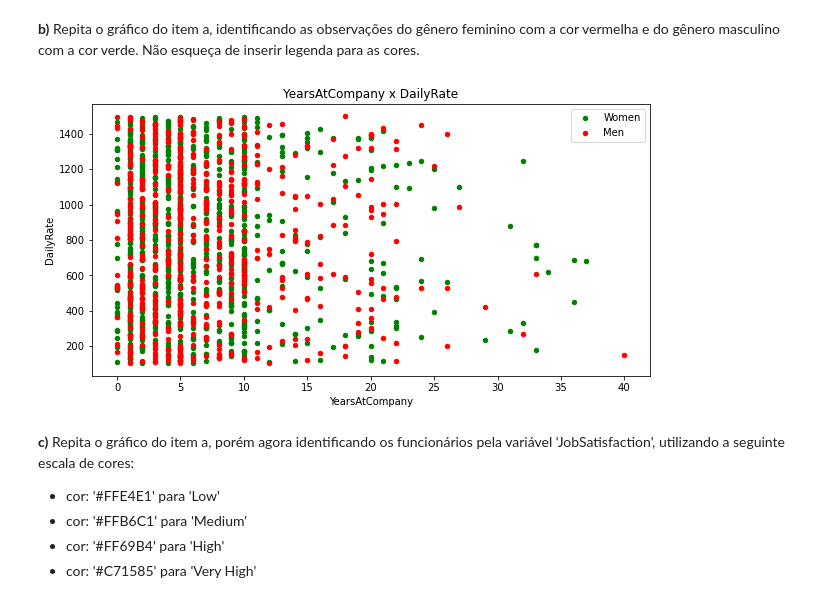
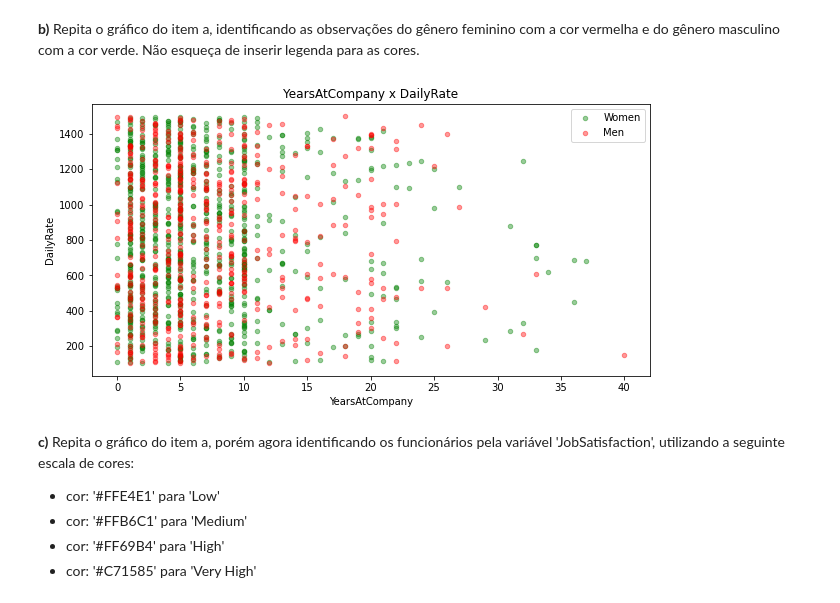
Before and after one commit to vmendes93/exercicios_feitos, a Jupyter notebook: Aula 1 - Exercícios.ipynb, the cells around one changed output. Cells and saved outputs as stored; diff of their text form; code cells hidden in the pictures.

```diff
--- a/Aula 1 - Exercícios.ipynb
+++ b/Aula 1 - Exercícios.ipynb
@@ -112,14 +112,14 @@ plt.show()
 **b)** Repita o gráfico do item a, identificando as observações do gênero feminino com a cor vermelha e do gênero masculino com a cor verde. Não esqueça de inserir legenda para as cores.
 # %%
 ax1 = df1[df1['Gender'] == 'Male'].plot(x='YearsAtCompany', y='DailyRate', kind='scatter', figsize=(10,5),
-               title='YearsAtCompany x DailyRate', color='green', label='Women')
+               title='YearsAtCompany x DailyRate', color='green', label='Women', alpha=0.4)
 ax2 = df1[df1['Gender'] == 'Female'].plot(x='YearsAtCompany', y='DailyRate', kind='scatter', figsize=(10,5),
-               title='YearsAtCompany x DailyRate', color='red', ax=ax1, label='Men')
+               title='YearsAtCompany x DailyRate', color='red', ax=ax1, label='Men', alpha=0.4)
 
 
 plt.show()
 # %% [output]
-[figure, old version]
+[figure, new version]
 # %% [markdown]
 **c)** Repita o gráfico do item a, porém agora identificando os funcionários pela variável 'JobSatisfaction',
 utilizando a seguinte escala de cores:
```
Also changed, not shown: parts of 3 cells of this notebook, 4 other files.
